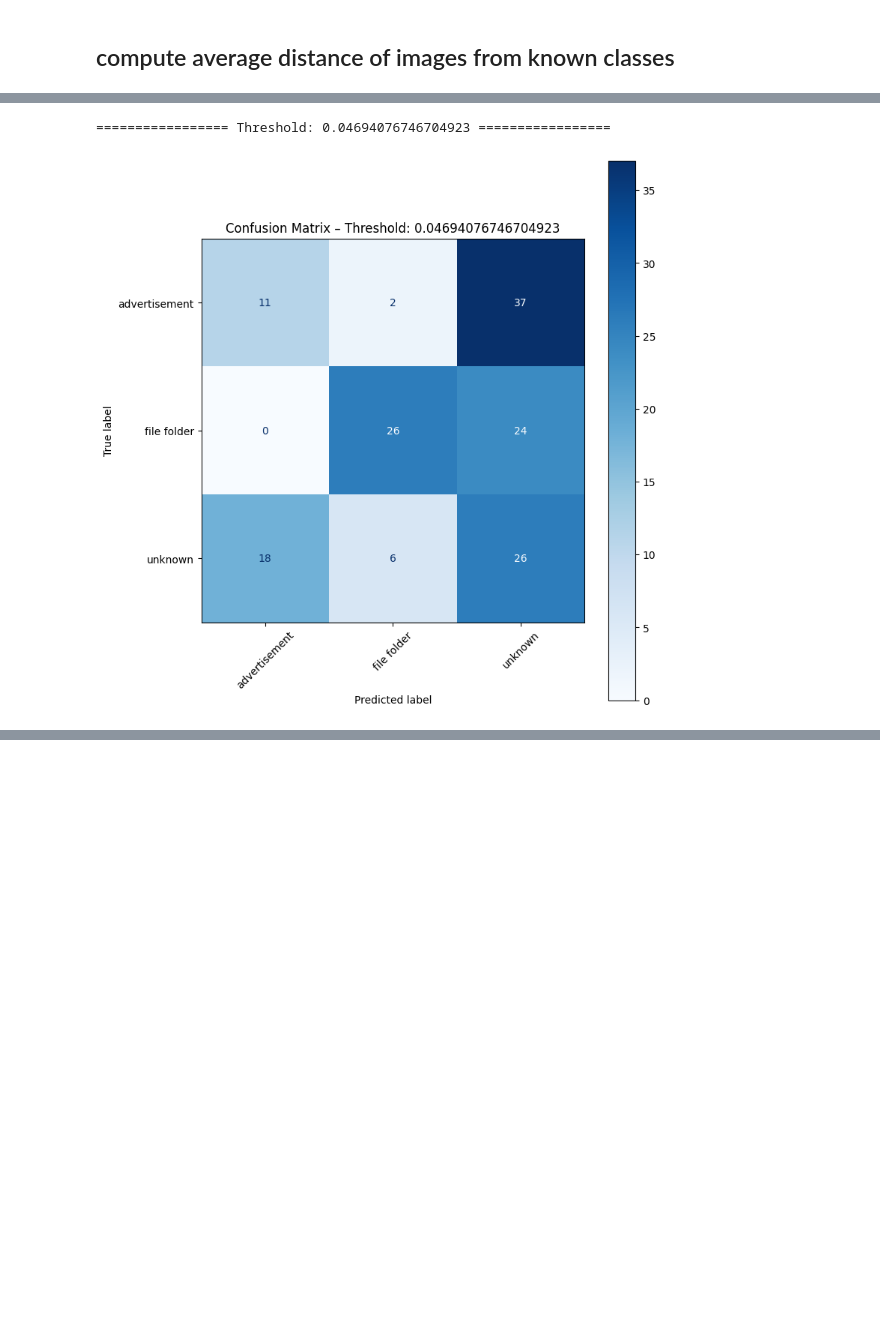
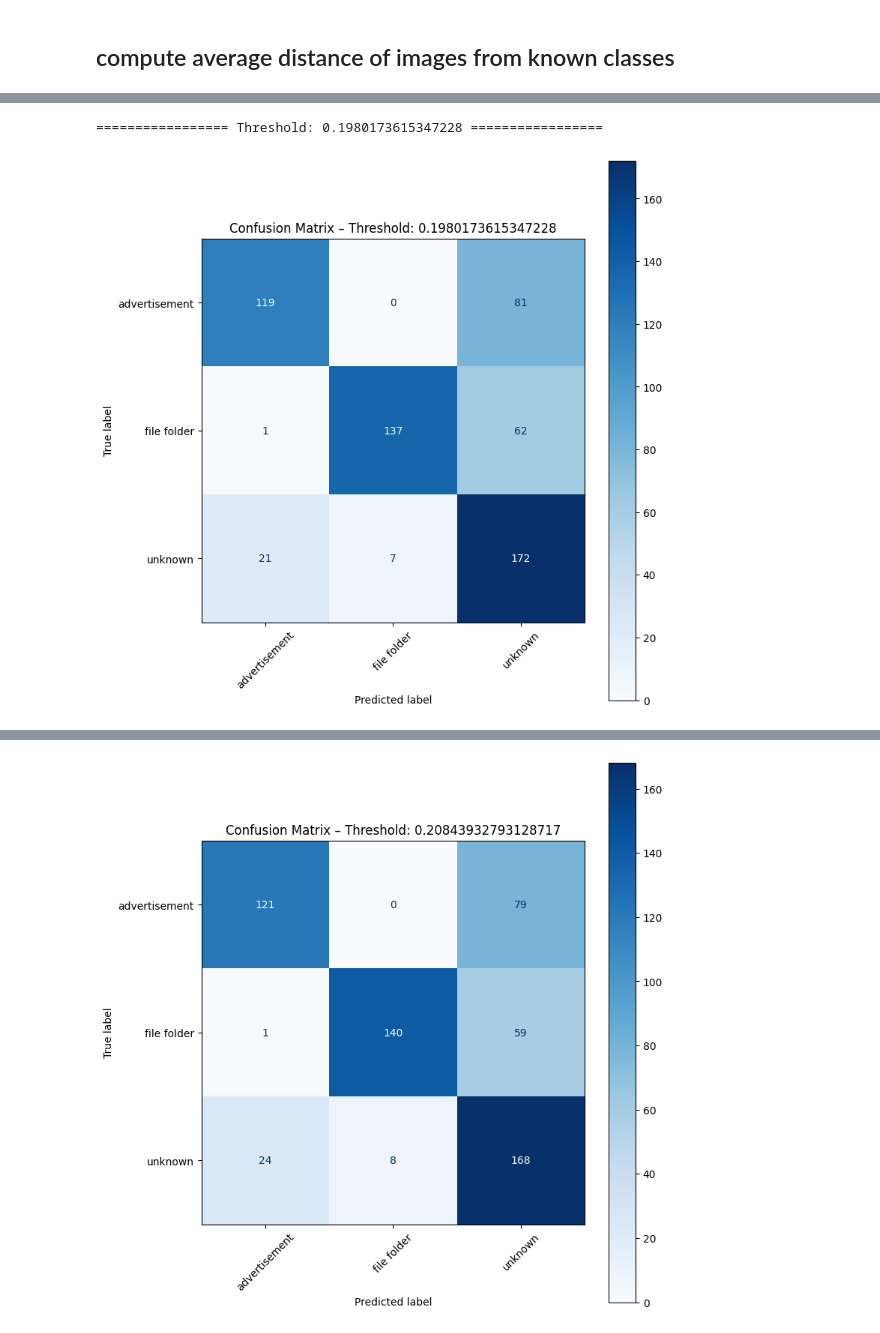
Before and after one commit to lucahuen/bachelor_siamese_network, a Jupyter notebook: rvl_cdip_siamese_triplet.ipynb, the cells around one changed output, grey strips where cells are left out. Saved outputs shown, nothing was run; the diff lists cells and outputs as text; code cells hidden in the pictures; blank space fills up the shorter version.

Commit message:
model learns now. next step / todo: functionizing and running with all parameter configuration

```diff
--- a/rvl_cdip_siamese_triplet.ipynb
+++ b/rvl_cdip_siamese_triplet.ipynb
@@ -677,7 +727,7 @@ from PIL import Image
 class ClassTemplateDataset(Dataset):
     def __init__(self, cls: int, max_samples_per_class=1, transform=None, strategy=None, search_count=2000):
 
-        assert strategy in [None, "RANDOM", "FAR"], "strategy must be RANDOM or FAR"
+        assert strategy in [None, "RANDOM", "DISTANT"], "strategy must be RANDOM or DISTANT"
 
         root_dir = "data/RVL_CDIP/images"
         label_file = "data/RVL_CDIP/labels/val.txt"
@@ -698,7 +748,7 @@ class ClassTemplateDataset(Dataset):
                 if len(self.all_image_paths) >= max_samples_per_class:
                     break
 
-                if len(self.all_image_paths) >= 1 and strategy == "FAR":
+                if len(self.all_image_paths) >= 1 and strategy == "DISTANT":
                     current_imgs = [Image.open(path) for path, _ in self.all_image_paths]
                     current_imgs = [self.transform(img).to(device) for img in current_imgs]
                     current_imgs = [img.unsqueeze(0) for img in current_imgs]
@@ -810,14 +860,11 @@ def predict_class_of_img(model: nn.Module, img, known_class_datasets, threshold=
                 img2 = img2.unsqueeze(0)  # Batch dimension für model hinzufügen
 
                 img, img2 = img.to(device), img2.to(device)
-                emb1 = model(img)
-                emb2 = model(img2)
+                emb1 = F.normalize(model(img), p=2, dim=1)
+                emb2 = F.normalize(model(img2), p=2, dim=1)
                 dists = F.pairwise_distance(emb1, emb2)
 
                 cls_data_dists.append(dists)
-
-            # TODO: try using lowest distance instead of mean distance
-            # mean_dist = torch.cat(cls_data_dists, dim=0).mean().item()
             min_dist = torch.cat(cls_data_dists, dim=0).min().item()
             if min_dist <= best_mean_dist:
                 best_mean_dist = min_dist
@@ -843,7 +890,7 @@ dataset_with_new_classes = TripletLossDataset(
     allowed_classes=NEW_ALLOWED_CLASSES,
     split="val",
     transform=transform,
-    max_samples_per_class=50
+    max_samples_per_class=200
 )
 dataloader_with_new_classes = DataLoader(
     dataset=dataset_with_new_classes,
@@ -861,7 +908,7 @@ Label: 8, Anzahl Bilder: 50
 ## compute average distance of images from known classes
 # %%
 dataset_with_old_classes = TripletLossDataset(allowed_classes=ALLOWED_CLASSES, split="val", transform=transform,
-                                              max_samples_per_class=50)
+                                              max_samples_per_class=200)
 dataloader_with_old_classes = DataLoader(dataset=dataset_with_old_classes, batch_size=1, shuffle=False)
 
 dists = []
@@ -884,23 +931,21 @@ print(mean_dist)
 # %%
 import os
-from sklearn.metrics import confusion_matrix, ConfusionMatrixDisplay, recall_score, precision_score
+from sklearn.metrics import confusion_matrix, ConfusionMatrixDisplay, recall_score, precision_score, accuracy_score
 import matplotlib.pyplot as plt
-from collections import Counter
 
 class_to_idx = {cls: i for i, cls in enumerate(ALLOWED_CLASSES)}
 idx_to_class = dict(enumerate(NEW_ALLOWED_CLASSES))
 unknown_id = -1
 
 # Thresholds definieren
-# THRESHOLDS = [mean_dist - 0.05, mean_dist, mean_dist + 0.05]
-THRESHOLDS = [mean_dist]
+THRESHOLDS = [mean_dist * 0.95, mean_dist, mean_dist * 1.05]
 MAX_IMAGES = 100000
-strategy_prefix = "r" if TEMPLATE_STRATEGY == "RANDOM" else "f" if TEMPLATE_STRATEGY == "FAR" else "x"
-FILE_PREFIX = f"{len(ALLOWED_CLASSES)}_{TEMPLATE_COUNT}{strategy_prefix}"
+
+folder_str = f"confusion_matrices/triplet/{len(ALLOWED_CLASSES)}_classes/{TEMPLATE_COUNT}_templates/{TEMPLATE_STRATEGY}_strategy"
 
 # Optional: Verzeichnis zum Speichern der Plots
-os.makedirs("confusion_matrices", exist_ok=True)
-output_file = os.path.join("confusion_matrices", f"{FILE_PREFIX}_metrics.txt")
+os.makedirs(folder_str, exist_ok=True)
+output_file = os.path.join(folder_str, "metrics.txt")
 with open(output_file, "w", encoding="utf-8") as f:
     for THRESHOLD in THRESHOLDS:
         print(f"\n================= Threshold: {THRESHOLD} =================")
@@ -909,55 +954,59 @@ with open(output_file, "w", encoding="utf-8") as f:
         all_preds, all_labels = [], []
         img_count = 0
 
-        net.eval()
-        with torch.inference_mode():
-            for batch in dataloader_with_new_classes:
-                anc, _, _, anc_class, _ = batch
+        for batch in dataloader_with_new_classes:
+            anc, _, _, anc_class, _ = batch
 
-                for img, lbl_idx in zip(anc, anc_class):
-                    if img_count >= MAX_IMAGES:
-                        break
-
-                    original_cls = idx_to_class[lbl_idx.item()]
-                    mapped_true = class_to_idx.get(original_cls, unknown_id)
-                    all_labels.append(mapped_true)
-
-                    img = img.unsqueeze(0).to(device)
-                    pred_cls = predict_class_of_img(net, img, known_class_datasets, threshold=THRESHOLD)
-                    mapped_pred = class_to_idx.get(pred_cls, unknown_id) if pred_cls != -1 else unknown_id
-                    all_preds.append(mapped_pred)
-
-                    img_count += 1
+            for img, lbl_idx in zip(anc, anc_class):
                 if img_count >= MAX_IMAGES:
                     break
+
+                original_cls = idx_to_class[lbl_idx.item()]
+                mapped_true = class_to_idx.get(original_cls, unknown_id)
+                all_labels.append(mapped_true)
+
+                img = img.unsqueeze(0).to(device)
+                pred_cls = predict_class_of_img(net, img, known_class_datasets, threshold=THRESHOLD)
+                mapped_pred = class_to_idx.get(pred_cls, unknown_id) if pred_cls != -1 else unknown_id
+                all_preds.append(mapped_pred)
+
+                img_count += 1
+            if img_count >= MAX_IMAGES:
+                break
 
         known_ids = list(class_to_idx.values())
         all_ids = known_ids + [unknown_id]
         label_names = [class_names[c] for c in ALLOWED_CLASSES] + ["unknown"]
 
         cm = confusion_matrix(all_labels, all_preds, labels=all_ids)
 
         fig, ax = plt.subplots(figsize=(8, 8))
         disp = ConfusionMatrixDisplay(cm, display_labels=label_names)
         disp.plot(ax=ax, xticks_rotation=45, cmap="Blues")
         plt.title(f"Confusion Matrix – Threshold: {THRESHOLD}")
         plt.tight_layout()
-        plt.savefig(f"confusion_matrices/{FILE_PREFIX}_{int(THRESHOLD * 100):02d}.png")
+
+        plt.savefig(f"{folder_str}/{int(THRESHOLD * 100):02d}.png")
         plt.show()
 
         recall_per_class = recall_score(all_labels, all_preds, labels=all_ids, average=None)
         precision_per_class = precision_score(all_labels, all_preds, labels=all_ids, average=None)
 
         for i, class_name in enumerate(label_names):
             recall_str = f"{recall_per_class[i]:.2%}"
             precision_str = f"{precision_per_class[i]:.2%}"
             print(f"Klasse '{class_name}':")
             print(f"  -> Recall:    {recall_str}")
             print(f"  -> Precision: {precision_str}")
             f.write(f"Klasse '{class_name}':\n")
             f.write(f"  -> Recall:    {recall_str}\n")
             f.write(f"  -> Precision: {precision_str}\n")
+
+        overall_accuracy = accuracy_score(all_labels, all_preds)
+        accuracy_str = f"{overall_accuracy:.2%}"
+        print(f"Gesamt-Accuracy: {accuracy_str}")
+        f.write(f"Gesamt-Accuracy: {accuracy_str}\n")
 # %% [output]
-================= Threshold: 0.04694076746704923 =================
+================= Threshold: 0.1980173615347228 =================
-[figure, old version]
+[figure, new version]
 Klasse 'advertisement':
@@ -971,0 +1024 @@ Klasse 'unknown':
+[figure, added]
```
Also changed, not shown: parts of 25 cells of this notebook.
